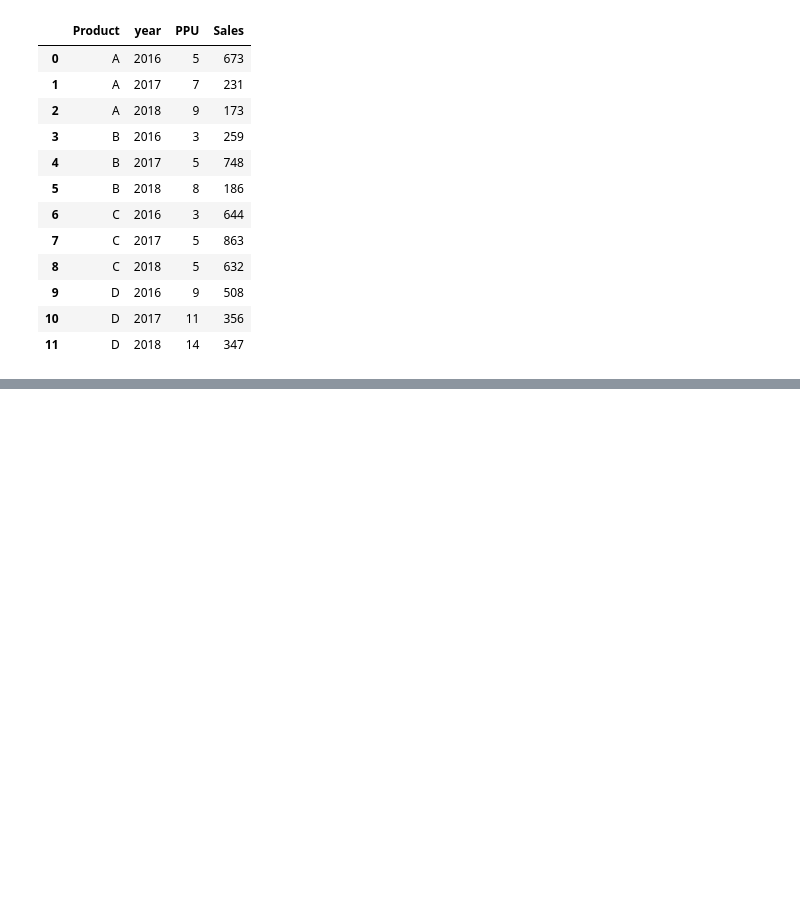
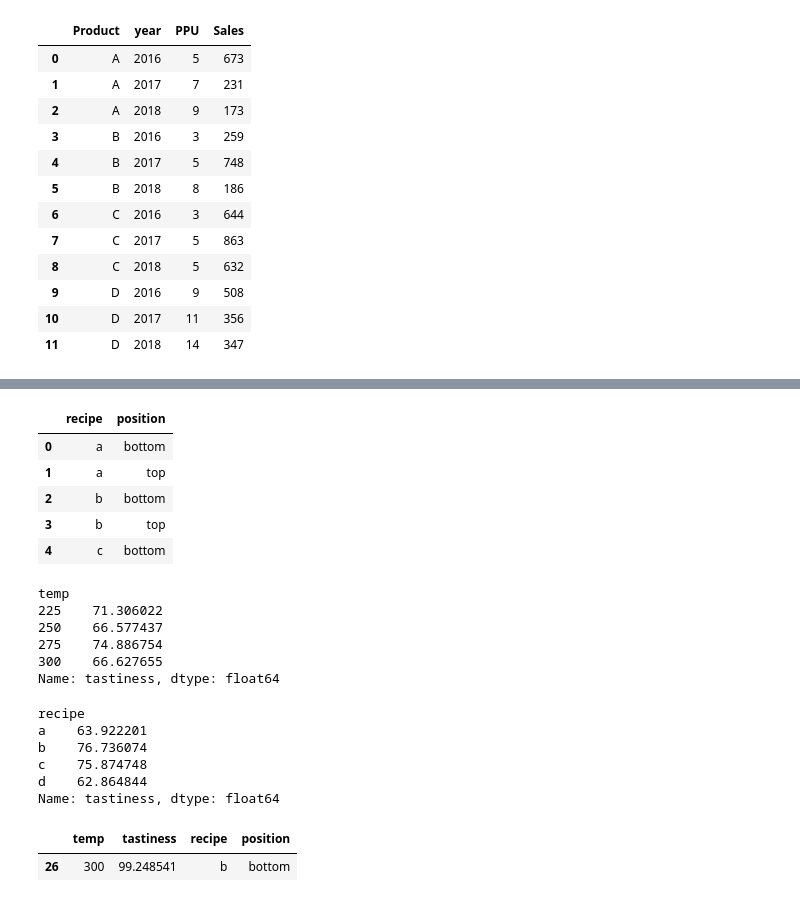
Before and after one commit to CodeupClassroom/ada-ds-methodologies, a Jupyter notebook: tidy_data.ipynb, the cells around one changed output, grey strips where cells are left out. Cells and saved outputs as stored; diff of their text form; code cells hidden in the pictures; blank space fills up the shorter version.

```diff
--- a/tidy_data.ipynb
+++ b/tidy_data.ipynb
@@ -220,0 +266,11 @@ sales_tidy
+# %%
+cols = cakes['recipe:position'].str.split(':', expand=True)
+cols.columns = ['recipe', 'position']
+cols.head()
+# %% [output]
+|  | recipe | position |
+| 0 | a | bottom |
+| 1 | a | top |
+| 2 | b | bottom |
+| 3 | b | top |
+| 4 | c | bottom |
@@ -220,0 +279,23 @@ sales_tidy
+# %%
+cakes.groupby('temp').tastiness.mean()
+# %% [output]
+temp
+225    71.306022
+250    66.577437
+275    74.886754
+300    66.627655
+Name: tastiness, dtype: float64
+# %%
+cakes.groupby('recipe').tastiness.mean()
+# %% [output]
+recipe
+a    63.922201
+b    76.736074
+c    75.874748
+d    62.864844
+Name: tastiness, dtype: float64
+# %%
+cakes.sort_values(by='tastiness', ascending=True).tail(1)
+# %% [output]
+|  | temp | tastiness | recipe | position |
+| 26 | 300 | 99.248541 | b | bottom |
```
Also changed, not shown: parts of 6 cells of this notebook.
